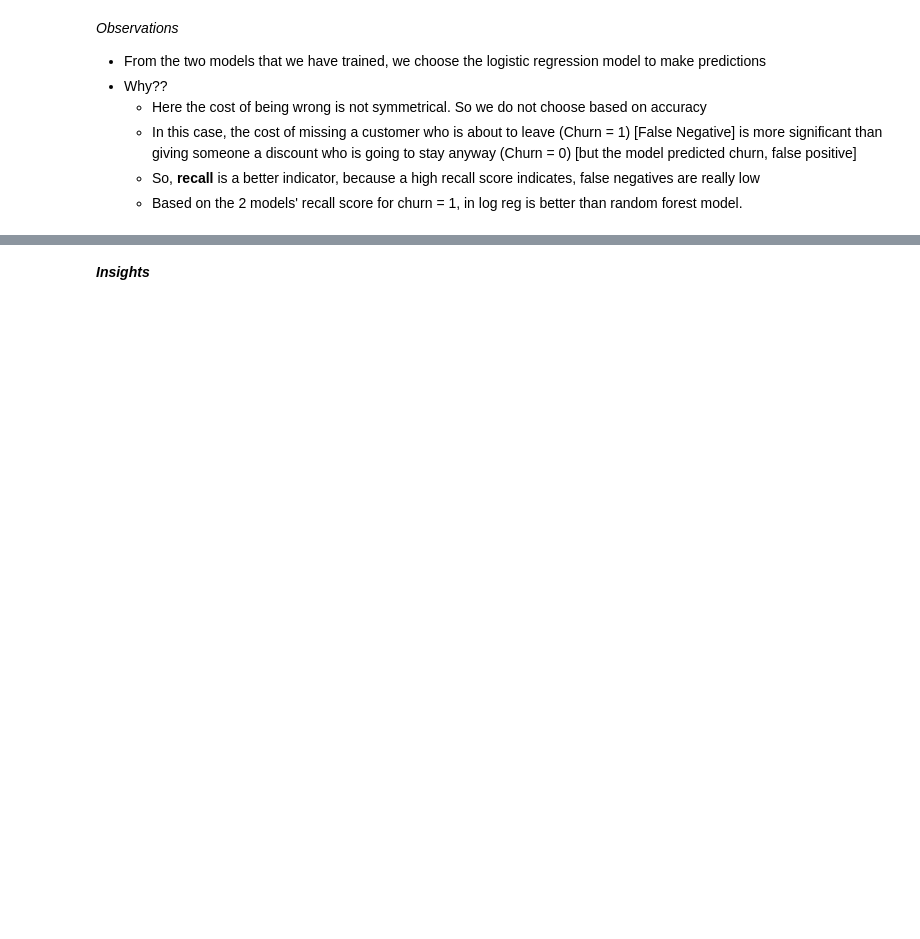
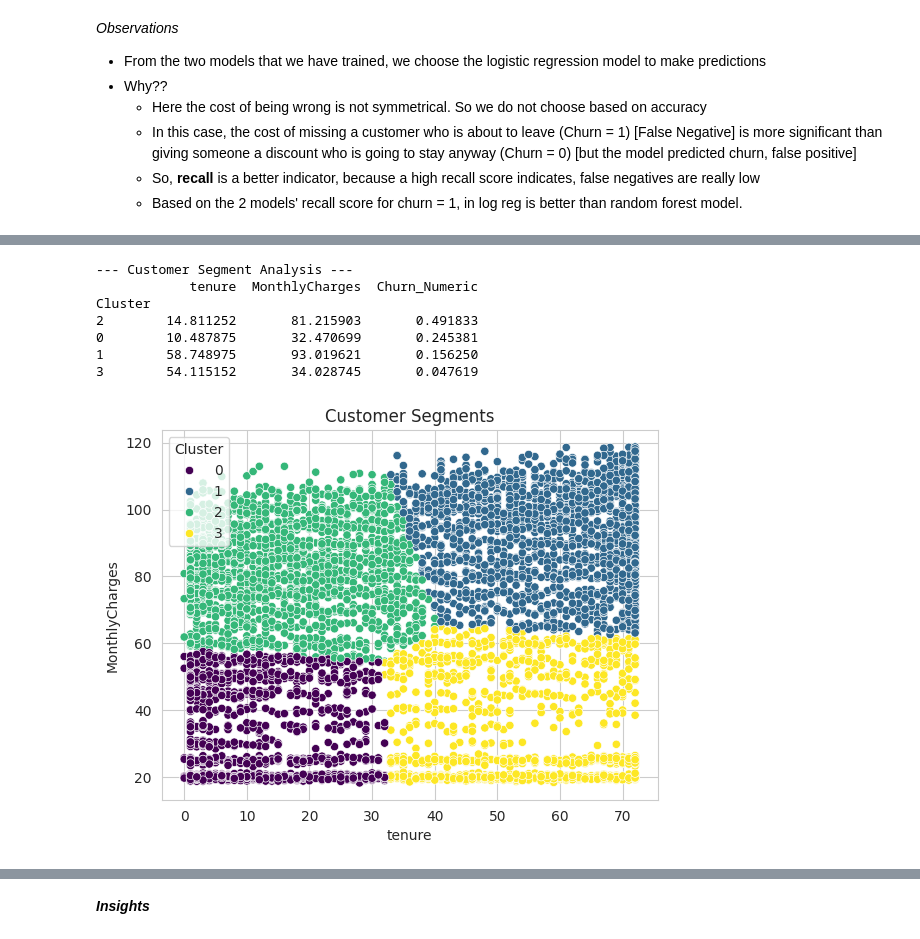
Before and after one commit to vishal-ayyappan/customer-churn-analysis, a Jupyter notebook: main.ipynb, the cells around one changed output, grey strips where cells are left out. Cells and saved outputs as stored; diff of their text form; code cells hidden in the pictures; blank space fills up the shorter version.

```diff
--- a/main.ipynb
+++ b/main.ipynb
@@ -341,0 +441,37 @@ Not Churn (0)       0.83      0.91      0.87      1035
+# %%
+#Customer Segmentation
+
+from sklearn.cluster import KMeans
+
+# Select features for clustering
+cluster_features = ['tenure', 'MonthlyCharges']
+df_cluster = df[cluster_features]
+
+# Scale features
+scaler = StandardScaler()
+df_cluster_scaled = scaler.fit_transform(df_cluster)
+
+kmeans = KMeans(n_clusters=4, random_state=42, n_init=10)
+df['Cluster'] = kmeans.fit_predict(df_cluster_scaled)
+
+# Convert 'Churn' column to numeric for aggregation
+df['Churn_Numeric'] = df['Churn'].map({'No': 0, 'Yes': 1})
+
+# Analyze the clusters
+cluster_analysis = df.groupby('Cluster')[['tenure', 'MonthlyCharges', 'Churn_Numeric']].mean().sort_values(by='Churn_Numeric', ascending=False)
+print("\n--- Customer Segment Analysis ---")
+print(cluster_analysis)
+
+# Plot the clusters
+sns.scatterplot(data=df, x='tenure', y='MonthlyCharges', hue='Cluster', palette='viridis')
+plt.title('Customer Segments')
+plt.show()
+# %% [output]
+--- Customer Segment Analysis ---
+            tenure  MonthlyCharges  Churn_Numeric
+Cluster
+2        14.811252       81.215903       0.491833
+0        10.487875       32.470699       0.245381
+1        58.748975       93.019621       0.156250
+3        54.115152       34.028745       0.047619
+[figure, added]
```
Also changed, not shown: parts of 17 cells of this notebook.
